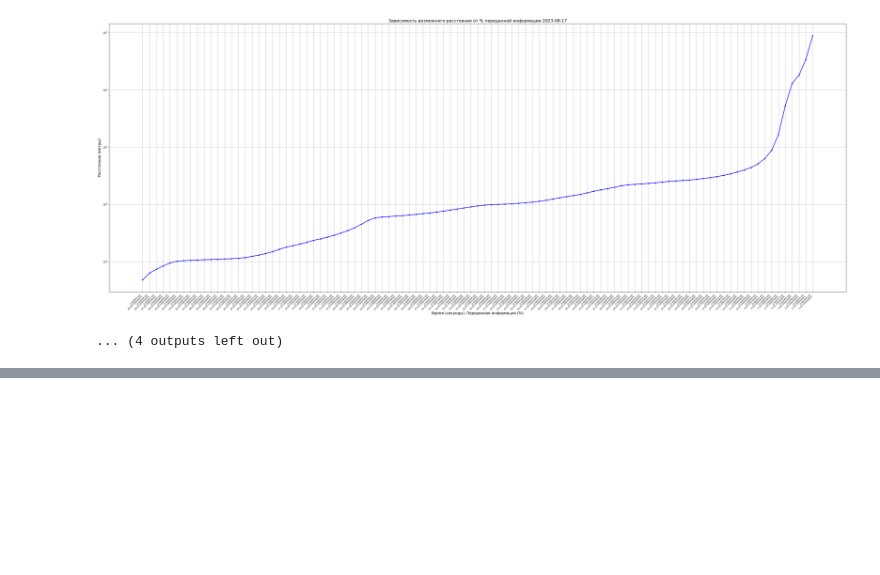
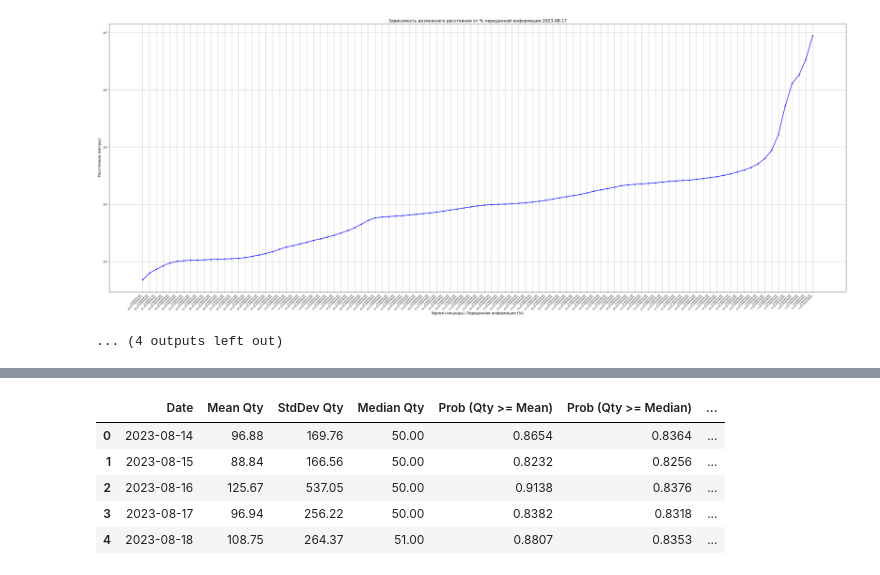
Before and after one commit to WastingT-me/HFT-Interviews, a Jupyter notebook: MD_Task.ipynb, the cells around one changed output, grey strips where cells are left out. Saved outputs shown, nothing was run; the diff lists cells and outputs as text; code cells hidden in the pictures; blank space fills up the shorter version.

```diff
--- a/MD_Task.ipynb
+++ b/MD_Task.ipynb
@@ -154,0 +222,100 @@ Processing file: /content/drive/MyDrive/Quant/dataset_test/Local#FAST_CURR_MD#MO
+# %%
+def statistics(trade_sizes, time):
+    mean_qty = trade_sizes.mean()
+    stddev_qty = trade_sizes.std()
+    median_qty = trade_sizes.median()
+    percentiles = trade_sizes.quantile([0.6, 0.7, 0.8, 0.9])
+
+    percentile_pairs = [(f"{int(p*100)}%", int(v)) for p, v in percentiles.items()]
+
+    return mean_qty, stddev_qty, median_qty, percentile_pairs
+
+def calculate_probabilities(df, trade_sizes, threshold):
+    mask = trade_sizes >= threshold
+    filtered = df[df['TradeID'].isin(trade_sizes[mask].index)].copy()
+
+    filtered.loc[:, 'prev_side'] = filtered['side'].shift(1)
+    filtered.loc[:, 'side_match'] = filtered['side'] == filtered['prev_side']
+
+    matching_sides = filtered['side_match'].sum()
+    total_trades = len(filtered)
+
+    probability = matching_sides / total_trades if total_trades > 0 else 0
+    return probability
+
+def statistics_and_probs(df, time):
+    trade_sizes = df.groupby('TradeID')['Qty'].sum()
+
+    mean_qty, stddev_qty, median_qty, percentiles = statistics(trade_sizes, time)
+
+    prob_mean = calculate_probabilities(df, trade_sizes, mean_qty)
+    prob_median = calculate_probabilities(df, trade_sizes, median_qty)
+    prob_mean_plus_stddev = calculate_probabilities(df, trade_sizes, mean_qty + stddev_qty)
+
+    return {
+        "Date": time,
+        "Mean Qty": round(mean_qty, 2),
+        "StdDev Qty": round(stddev_qty, 2),
+        "Median Qty": round(median_qty, 2),
+        "Prob (Qty >= Mean)": round(prob_mean, 4),
+        "Prob (Qty >= Median)": round(prob_median, 4),
+        "Prob (Qty >= Mean + StdDev)": round(prob_mean_plus_stddev, 4),
+        "60th Percentile": percentiles[0][1],
+        "70th Percentile": percentiles[1][1],
+        "80th Percentile": percentiles[2][1],
+        "90th Percentile": percentiles[3][1],
+    }
+
+def process_all_files(folder_path, filenames):
+    results = []
+
+    for filename in filenames:
+        file_path = os.path.join(folder_path, filename)
+
+        if os.path.exists(file_path):
+            df = pd.read_csv(file_path)
+            date_str = filename.split('_')[-1].split('.')[0]
+            result = statistics_and_probs(df, date_str)
+            results.append(result)
+        else:
+            print(f"File {file_path} does not exist.")
+    results_df = pd.DataFrame(results)
+    pd.set_option('display.max_columns', None)
+    pd.set_option('display.expand_frame_repr', False)
+
+    # Styling the DataFrame for better readability
+    styled_df = results_df.style.format({
+        "Mean Qty": "{:.2f}",
+        "StdDev Qty": "{:.2f}",
+        "Median Qty": "{:.2f}",
+        "Prob (Qty >= Mean)": "{:.4f}",
+        "Prob (Qty >= Median)": "{:.4f}",
+        "Prob (Qty >= Mean + StdDev)": "{:.4f}",
+    }).set_table_styles(
+        [{'selector': 'th', 'props': [('font-size', '14px')]},
+         {'selector': 'td', 'props': [('font-size', '12px')]}]
+    ).highlight_max(subset=["Mean Qty", "StdDev Qty", "Median Qty"], color='lightgreen')
+
+    return styled_df
+
+folder_path = '/content/drive/MyDrive/Quant/md_task_temp_data/trades'
+
+filenames = [
+    'Trades_2023-08-14.csv',  # Monday
+    'Trades_2023-08-15.csv',  # Tuesday
+    'Trades_2023-08-16.csv',  # Wednesday
+    'Trades_2023-08-17.csv',  # Thursday
+    'Trades_2023-08-18.csv'   # Friday
+]
+
+styled_results_df = process_all_files(folder_path, filenames)
+html_file_path = '/content/drive/MyDrive/Quant/md_task_temp_data/styled_results.html'
+styled_results_df.to_html(html_file_path)
+display(HTML(html_file_path))
+# %% [output]
+|  | Date | Mean Qty | StdDev Qty | Median Qty | Prob (Qty >= Mean) | Prob (Qty >= Median) | ... |
+| 0 | 2023-08-14 | 96.88 | 169.76 | 50.00 | 0.8654 | 0.8364 | ... |
+| 1 | 2023-08-15 | 88.84 | 166.56 | 50.00 | 0.8232 | 0.8256 | ... |
+| 2 | 2023-08-16 | 125.67 | 537.05 | 50.00 | 0.9138 | 0.8376 | ... |
+| 3 | 2023-08-17 | 96.94 | 256.22 | 50.00 | 0.8382 | 0.8318 | ... |
+| 4 | 2023-08-18 | 108.75 | 264.37 | 51.00 | 0.8807 | 0.8353 | ... |
```
Also changed, not shown: parts of 6 cells of this notebook.
